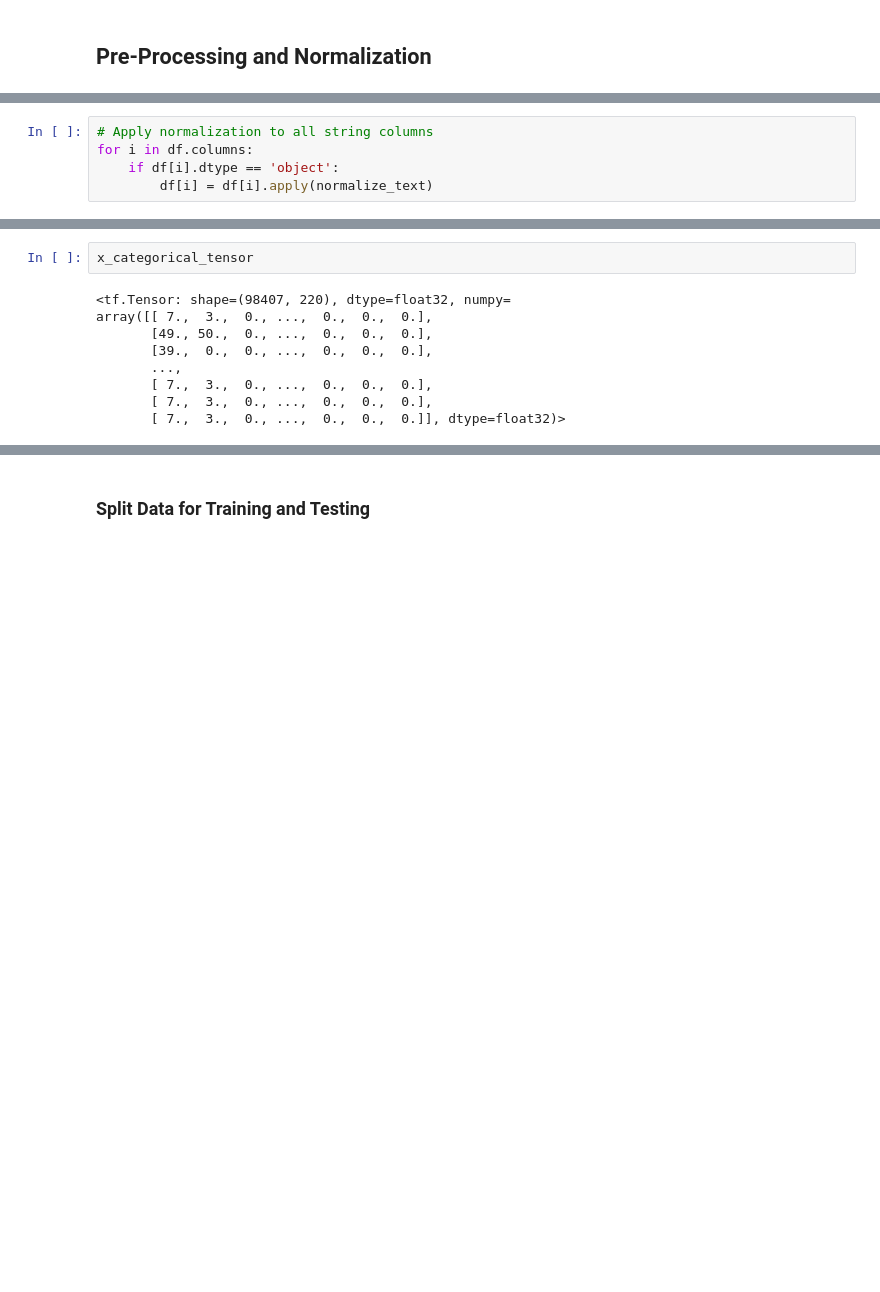
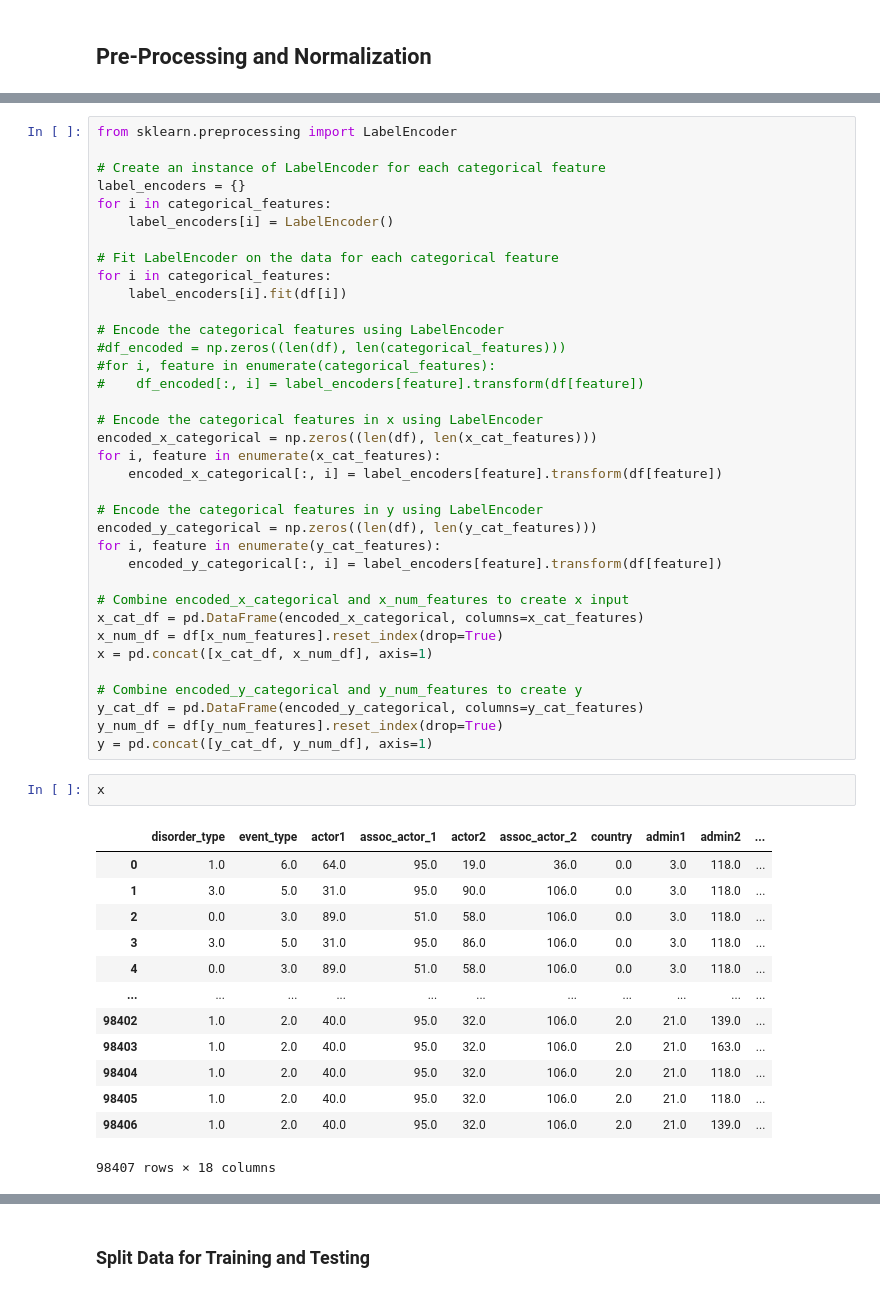
Before and after one commit to ludyy908/Ukraine_and_Russia_Civil_Attack_and_Sub-event_Prediction, a Jupyter notebook: Ukrain_and_Russia_victims_and_subevent_predictor - Copy.ipynb, the cells around one changed output, grey strips where cells are left out. Cells and saved outputs as stored; diff of their text form; blank space fills up the shorter version.

```diff
--- a/Ukrain_and_Russia_victims_and_subevent_predictor - Copy.ipynb
+++ b/Ukrain_and_Russia_victims_and_subevent_predictor - Copy.ipynb
@@ -637,6 +620 @@ def normalize_text(text):
-# %%
-# Apply normalization to all string columns
-for i in df.columns:
-    if df[i].dtype == 'object':
-        df[i] = df[i].apply(normalize_text)
 # %% [markdown]
@@ -692,14 +622,55 @@ y_numerical_tensor = tf.concat(y_numerical_tensors, axis= 1)
-# %%
-x_categorical_tensor
-# %% [output]
-<tf.Tensor: shape=(98407, 220), dtype=float32, numpy=
-array([[ 7.,  3.,  0., ...,  0.,  0.,  0.],
-       [49., 50.,  0., ...,  0.,  0.,  0.],
-       [39.,  0.,  0., ...,  0.,  0.,  0.],
-       ...,
-       [ 7.,  3.,  0., ...,  0.,  0.,  0.],
-       [ 7.,  3.,  0., ...,  0.,  0.,  0.],
-       [ 7.,  3.,  0., ...,  0.,  0.,  0.]], dtype=float32)>
+# %%
+from sklearn.preprocessing import LabelEncoder
+
+# Create an instance of LabelEncoder for each categorical feature
+label_encoders = {}
+for i in categorical_features:
+    label_encoders[i] = LabelEncoder()
+
+# Fit LabelEncoder on the data for each categorical feature
+for i in categorical_features:
+    label_encoders[i].fit(df[i])
+
+# Encode the categorical features using LabelEncoder
+#df_encoded = np.zeros((len(df), len(categorical_features)))
+#for i, feature in enumerate(categorical_features):
+#    df_encoded[:, i] = label_encoders[feature].transform(df[feature])
+
+# Encode the categorical features in x using LabelEncoder
+encoded_x_categorical = np.zeros((len(df), len(x_cat_features)))
+for i, feature in enumerate(x_cat_features):
+    encoded_x_categorical[:, i] = label_encoders[feature].transform(df[feature])
+
+# Encode the categorical features in y using LabelEncoder
+encoded_y_categorical = np.zeros((len(df), len(y_cat_features)))
+for i, feature in enumerate(y_cat_features):
+    encoded_y_categorical[:, i] = label_encoders[feature].transform(df[feature])
+
+# Combine encoded_x_categorical and x_num_features to create x input
+x_cat_df = pd.DataFrame(encoded_x_categorical, columns=x_cat_features)
+x_num_df = df[x_num_features].reset_index(drop=True)
+x = pd.concat([x_cat_df, x_num_df], axis=1)
+
+# Combine encoded_y_categorical and y_num_features to create y
+y_cat_df = pd.DataFrame(encoded_y_categorical, columns=y_cat_features)
+y_num_df = df[y_num_features].reset_index(drop=True)
+y = pd.concat([y_cat_df, y_num_df], axis=1)
+# %%
+x
+# %% [output]
+|  | disorder_type | event_type | actor1 | assoc_actor_1 | actor2 | assoc_actor_2 | country | admin1 | admin2 | ... |
+| 0 | 1.0 | 6.0 | 64.0 | 95.0 | 19.0 | 36.0 | 0.0 | 3.0 | 118.0 | ... |
+| 1 | 3.0 | 5.0 | 31.0 | 95.0 | 90.0 | 106.0 | 0.0 | 3.0 | 118.0 | ... |
+| 2 | 0.0 | 3.0 | 89.0 | 51.0 | 58.0 | 106.0 | 0.0 | 3.0 | 118.0 | ... |
+| 3 | 3.0 | 5.0 | 31.0 | 95.0 | 86.0 | 106.0 | 0.0 | 3.0 | 118.0 | ... |
+| 4 | 0.0 | 3.0 | 89.0 | 51.0 | 58.0 | 106.0 | 0.0 | 3.0 | 118.0 | ... |
+| ... | ... | ... | ... | ... | ... | ... | ... | ... | ... | ... |
+| 98402 | 1.0 | 2.0 | 40.0 | 95.0 | 32.0 | 106.0 | 2.0 | 21.0 | 139.0 | ... |
+| 98403 | 1.0 | 2.0 | 40.0 | 95.0 | 32.0 | 106.0 | 2.0 | 21.0 | 163.0 | ... |
+| 98404 | 1.0 | 2.0 | 40.0 | 95.0 | 32.0 | 106.0 | 2.0 | 21.0 | 118.0 | ... |
+| 98405 | 1.0 | 2.0 | 40.0 | 95.0 | 32.0 | 106.0 | 2.0 | 21.0 | 118.0 | ... |
+| 98406 | 1.0 | 2.0 | 40.0 | 95.0 | 32.0 | 106.0 | 2.0 | 21.0 | 139.0 | ... |
+98407 rows × 18 columns
 # %%
 # Determine the maximum sequence length for each feature
 max_lenghts = {}
```
Also changed, not shown: parts of 21 cells of this notebook.
